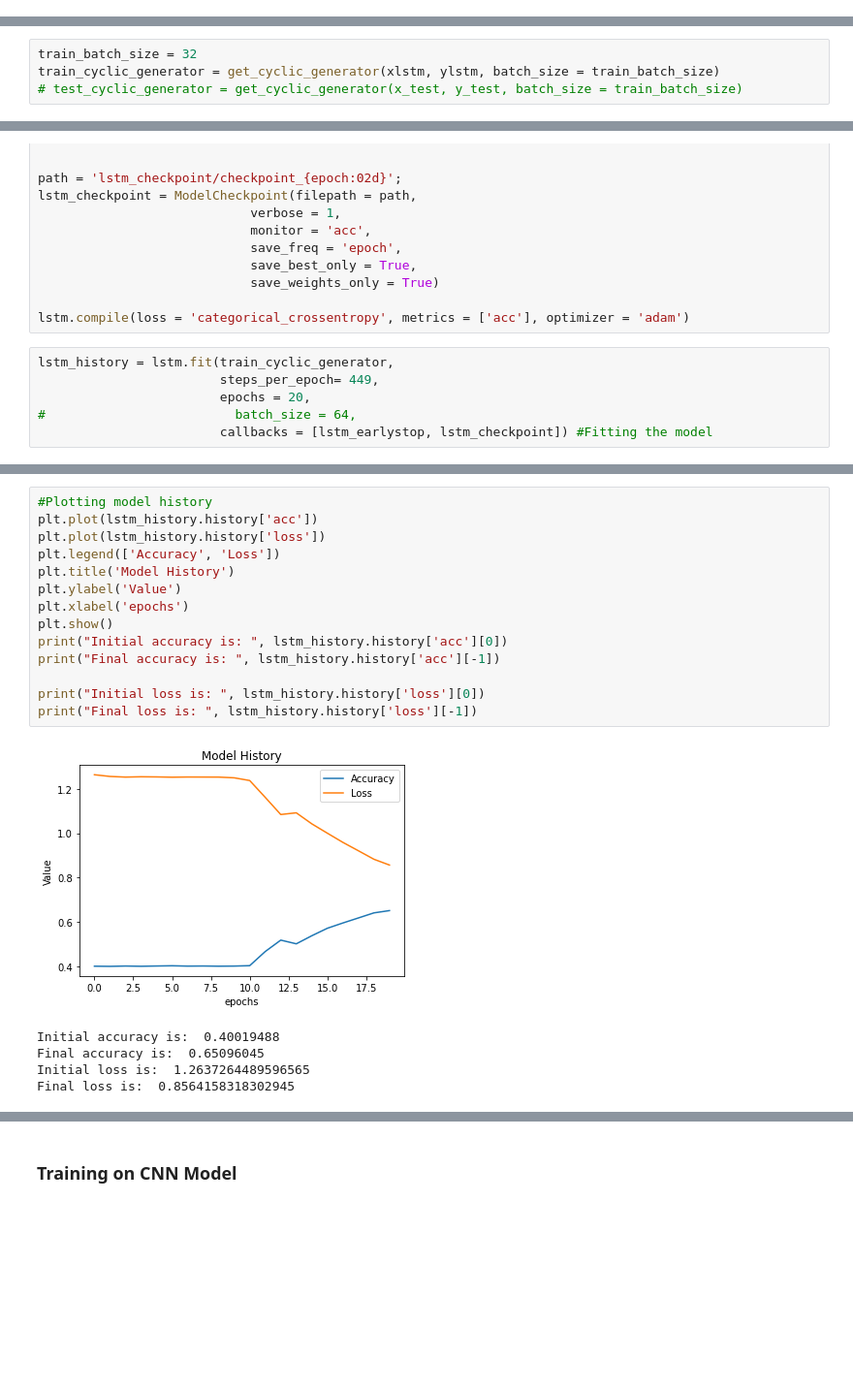
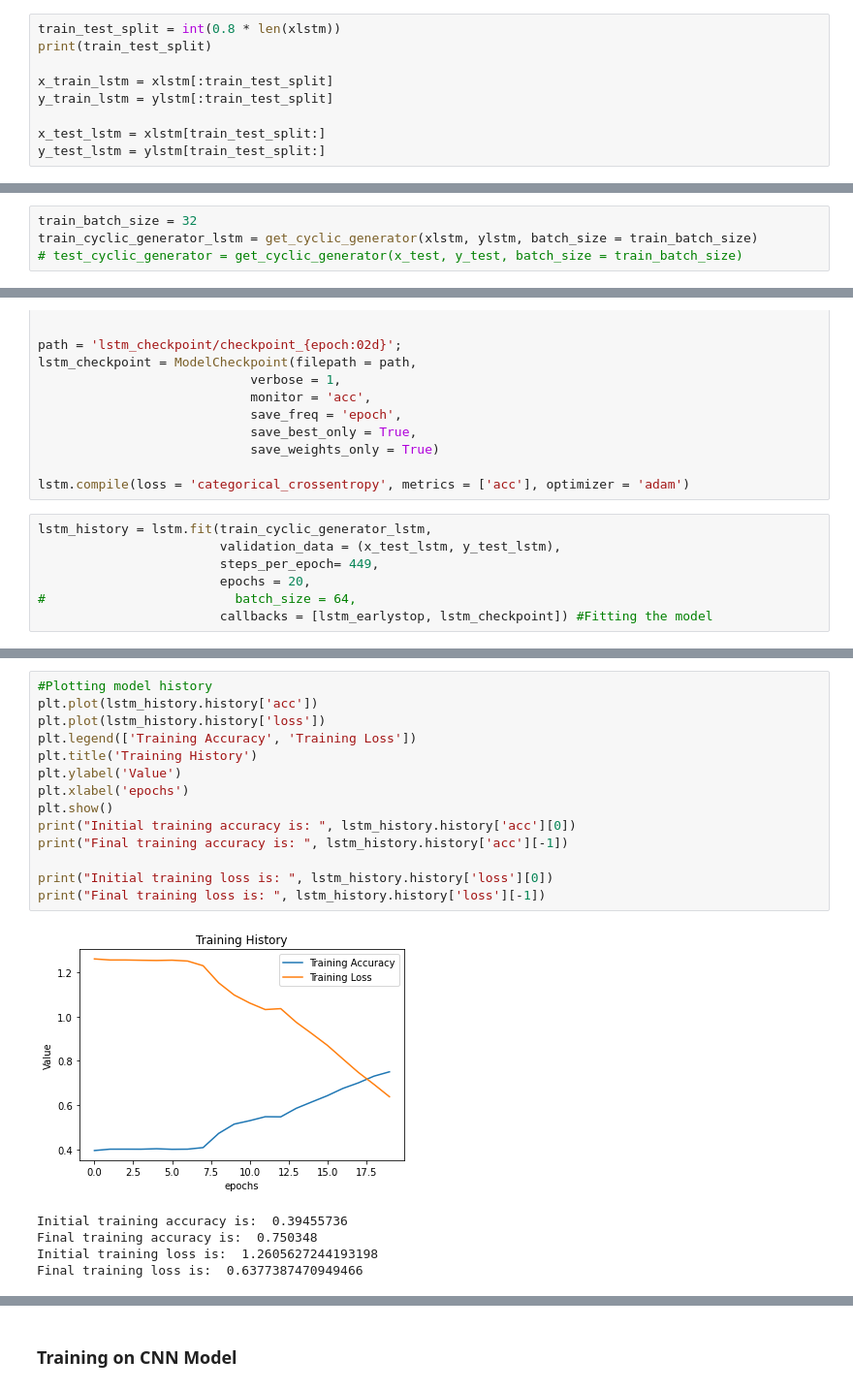
Before and after one commit to Arush0113/EEG_Pipeline, a Jupyter notebook: team02/main_raw_code_1.ipynb, the cells around one changed output, grey strips where cells are left out. Shown at 97% size. Drawn from its saved outputs; the diff is of its cells as text; blank space fills up the shorter version.

```diff
--- a/team02/main_raw_code_1.ipynb
+++ b/team02/main_raw_code_1.ipynb
@@ -880,3 +880,12 @@ Initial loss is:  1.2526135073767768
 Final loss is:  1.1200812286800808
 # %% [markdown]
 ## Training on LSTM model
+# %%
+train_test_split = int(0.8 * len(xlstm))
+print(train_test_split)
+
+x_train_lstm = xlstm[:train_test_split]
+y_train_lstm = ylstm[:train_test_split]
+
+x_test_lstm = xlstm[train_test_split:]
+y_test_lstm = ylstm[train_test_split:]
@@ -890,7 +901,7 @@ def get_cyclic_generator(features, labels, batch_size = 1):
     labels = labels[permuted]
 # %%
 train_batch_size = 32
-train_cyclic_generator = get_cyclic_generator(xlstm, ylstm, batch_size = train_batch_size)
+train_cyclic_generator_lstm = get_cyclic_generator(xlstm, ylstm, batch_size = train_batch_size)
 # test_cyclic_generator = get_cyclic_generator(x_test, y_test, batch_size = train_batch_size)
 # %%
 #Creating model architecture
@@ -951,7 +962,8 @@ lstm_checkpoint = ModelCheckpoint(filepath = path,
 
 lstm.compile(loss = 'categorical_crossentropy', metrics = ['acc'], optimizer = 'adam')
 # %%
-lstm_history = lstm.fit(train_cyclic_generator,
+lstm_history = lstm.fit(train_cyclic_generator_lstm,
+                        validation_data = (x_test_lstm, y_test_lstm),
                         steps_per_epoch= 449,
                         epochs = 20,
 #                         batch_size = 64,
@@ -977,20 +989,20 @@ Epoch 00020: acc improved from 0.64066 to 0.65096, saving model to lstm_checkpoi
 # %%
 #Plotting model history
 plt.plot(lstm_history.history['acc'])
 plt.plot(lstm_history.history['loss'])
-plt.legend(['Accuracy', 'Loss'])
-plt.title('Model History')
+plt.legend(['Training Accuracy', 'Training Loss'])
+plt.title('Training History')
 plt.ylabel('Value')
 plt.xlabel('epochs')
 plt.show()
-print("Initial accuracy is: ", lstm_history.history['acc'][0])
-print("Final accuracy is: ", lstm_history.history['acc'][-1])
+print("Initial training accuracy is: ", lstm_history.history['acc'][0])
+print("Final training accuracy is: ", lstm_history.history['acc'][-1])
 
-print("Initial loss is: ", lstm_history.history['loss'][0])
-print("Final loss is: ", lstm_history.history['loss'][-1])
+print("Initial training loss is: ", lstm_history.history['loss'][0])
+print("Final training loss is: ", lstm_history.history['loss'][-1])
 # %% [output]
-[figure, old version]
+[figure, new version]
-Initial accuracy is:  0.40019488
-Final accuracy is:  0.65096045
-Initial loss is:  1.2637264489596565
-Final loss is:  0.8564158318302945
+Initial training accuracy is:  0.39455736
+Final training accuracy is:  0.750348
+Initial training loss is:  1.2605627244193198
+Final training loss is:  0.6377387470949466
```
Also changed, not shown: parts of 4 cells of this notebook.
